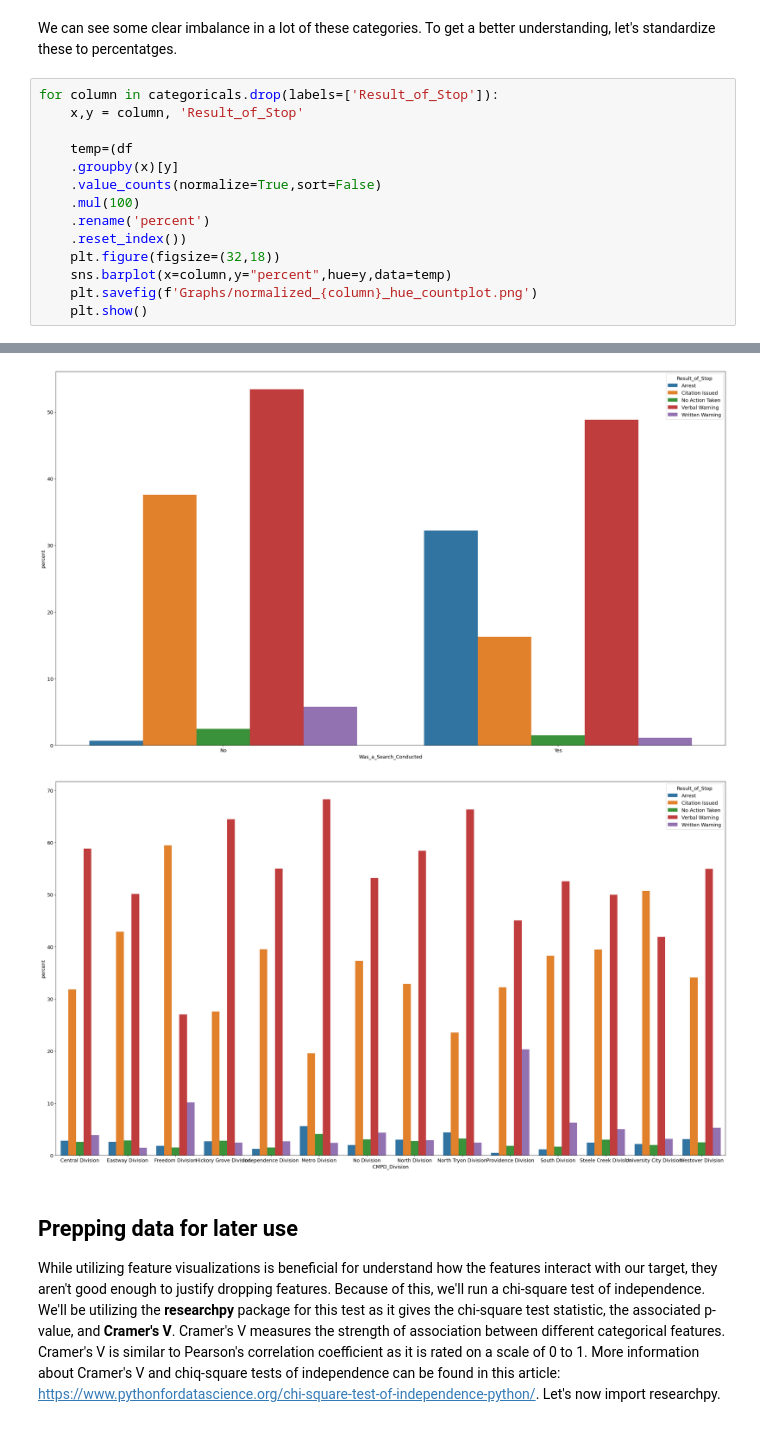
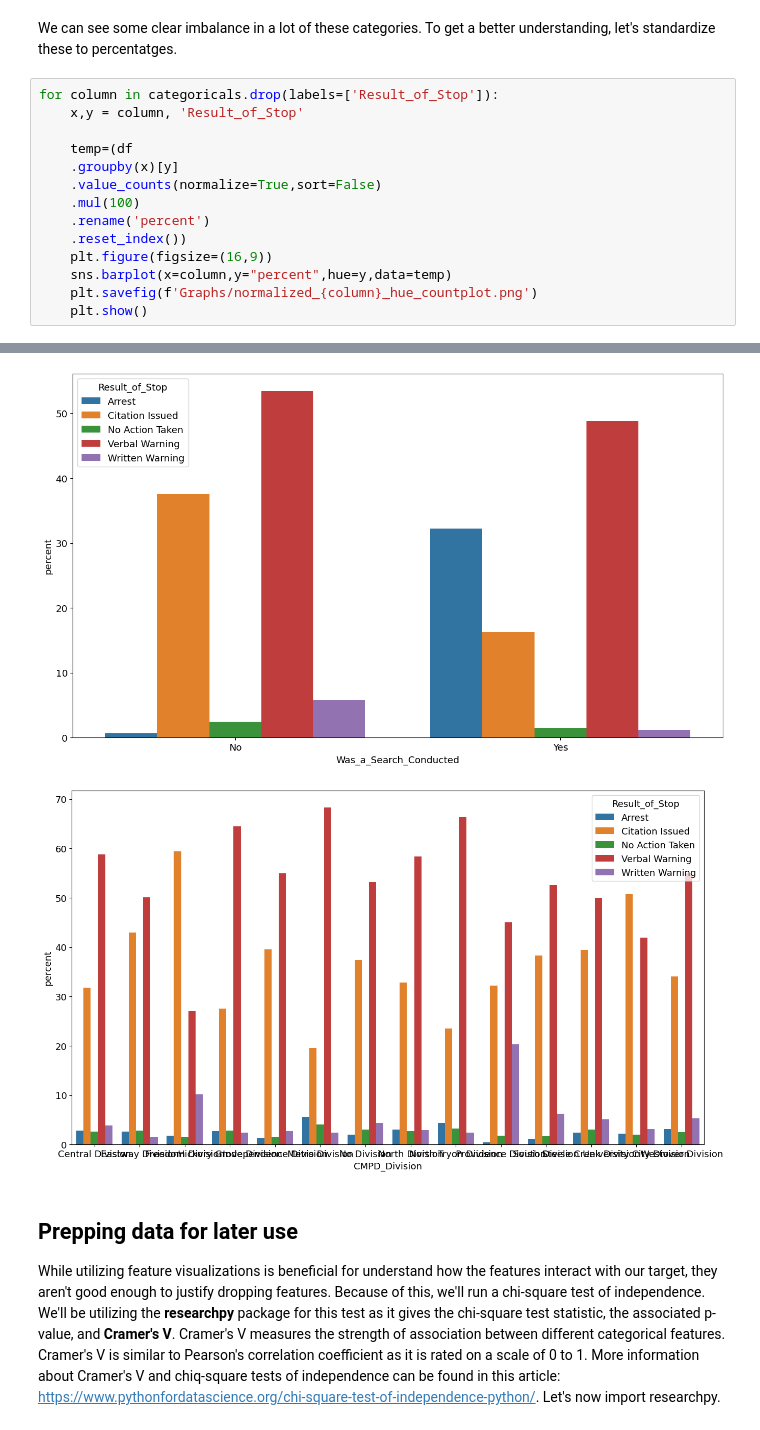
Before and after one commit to SullyRC/Traffic-Stop-Analysis, a Jupyter notebook: Result Of Stop Analysis.ipynb, the cells around one changed output, grey strips where cells are left out. Drawn from its saved outputs; the diff is of its cells as text.

```diff
--- a/Result Of Stop Analysis.ipynb
+++ b/Result Of Stop Analysis.ipynb
@@ -61,7 +61,7 @@ for column in categoricals.drop(labels=['Result_of_Stop']):
     .mul(100)
     .rename('percent')
     .reset_index())
-    plt.figure(figsize=(32,18))
+    plt.figure(figsize=(16,9))
     sns.barplot(x=column,y="percent",hue=y,data=temp)
     plt.savefig(f'Graphs/normalized_{column}_hue_countplot.png')
     plt.show()
@@ -75,5 +75,5 @@ for column in categoricals.drop(labels=['Result_of_Stop']):
-[figure, old version]
+[figure, new version]
-[figure, old version]
+[figure, new version]
 # %% [markdown]
 ## Prepping data for later use
 While utilizing feature visualizations is beneficial for understand how the features interact with our target, they aren't good enough to justify dropping features. Because of this, we'll run a chi-square test of independence. We'll be utilizing the **researchpy** package for this test as it gives the chi-square test statistic, the associated p-value, and **Cramer's V**. Cramer's V measures the strength of association between different categorical features. Cramer's V is similar to Pearson's correlation coefficient as it is rated on a scale of 0 to 1. More information about Cramer's V and chiq-square tests of independence can be found in this article: https://www.pythonfordatascience.org/chi-square-test-of-independence-python/. Let's now import researchpy.
```
Also changed, not shown: parts of 9 cells of this notebook.
